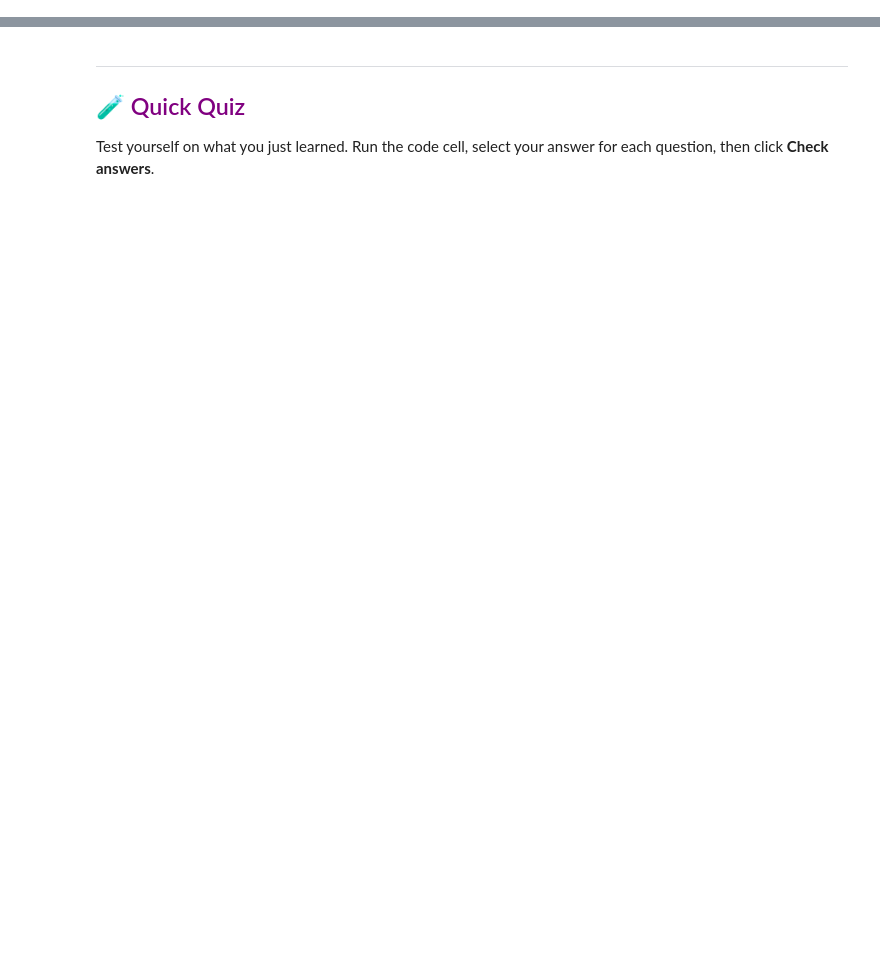
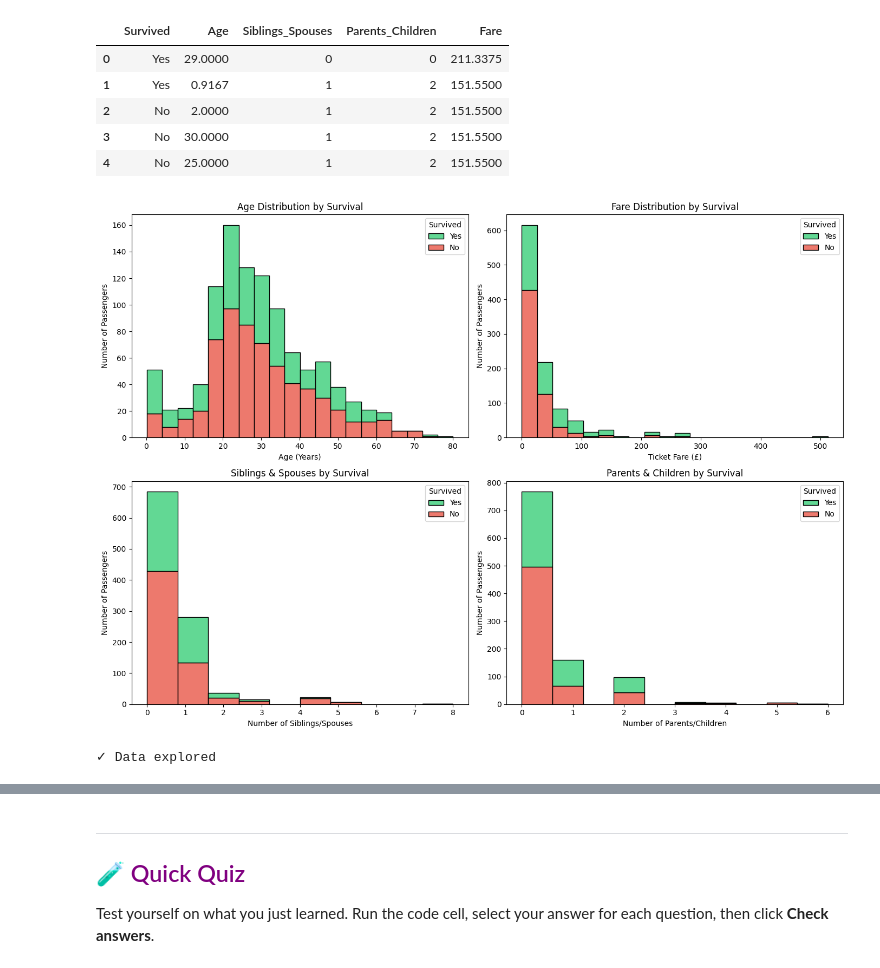
Before and after one commit to nathanhigginbotham/UCL-CDT-AICourse, a Jupyter notebook: B11_Feature_Engineering.ipynb, the cells around one changed output, grey strips where cells are left out. Drawn from its saved outputs; the diff is of its cells as text; code cells hidden in the pictures; blank space fills up the shorter version.

Commit message:
Lesson 11 first draft

```diff
--- a/B11_Feature_Engineering.ipynb
+++ b/B11_Feature_Engineering.ipynb
@@ -272,0 +105,49 @@ print("✓ Challenge completed")
+# %%
+# 1. Look at the first 5 passengers
+display(df.head())
+
+# 2. Plot the distribution of our 4 starting features, separated by Survival
+plt.figure(figsize=(14, 10))
+palette = {'No': '#e74c3c', 'Yes': '#2ecc71'}
+
+# Age
+plt.subplot(2, 2, 1)
+sns.histplot(data=df, x='Age', hue='Survived', palette=palette, multiple='stack', bins=20)
+plt.title('Age Distribution by Survival')
+plt.xlabel('Age (Years)')
+plt.ylabel('Number of Passengers')
+
+# Fare
+plt.subplot(2, 2, 2)
+sns.histplot(data=df, x='Fare', hue='Survived', palette=palette, multiple='stack', bins=20)
+plt.title('Fare Distribution by Survival')
+plt.xlabel('Ticket Fare (£)')
+plt.ylabel('Number of Passengers')
+
+# Siblings/Spouses
+plt.subplot(2, 2, 3)
+sns.histplot(data=df, x='Siblings_Spouses', hue='Survived', palette=palette, multiple='stack', bins=10)
+plt.title('Siblings & Spouses by Survival')
+plt.xlabel('Number of Siblings/Spouses')
+plt.ylabel('Number of Passengers')
+
+# Parents/Children
+plt.subplot(2, 2, 4)
+sns.histplot(data=df, x='Parents_Children', hue='Survived', palette=palette, multiple='stack', bins=10)
+plt.title('Parents & Children by Survival')
+plt.xlabel('Number of Parents/Children')
+plt.ylabel('Number of Passengers')
+
+plt.tight_layout()
+plt.show()
+
+print("✓ Data explored")
+# %% [output]
+|  | Survived | Age | Siblings_Spouses | Parents_Children | Fare |
+| 0 | Yes | 29.0000 | 0 | 0 | 211.3375 |
+| 1 | Yes | 0.9167 | 1 | 2 | 151.5500 |
+| 2 | No | 2.0000 | 1 | 2 | 151.5500 |
+| 3 | No | 30.0000 | 1 | 2 | 151.5500 |
+| 4 | No | 25.0000 | 1 | 2 | 151.5500 |
+[figure, added]
+✓ Data explored
```
Also changed, not shown: parts of 38 cells of this notebook, 2 other files.
